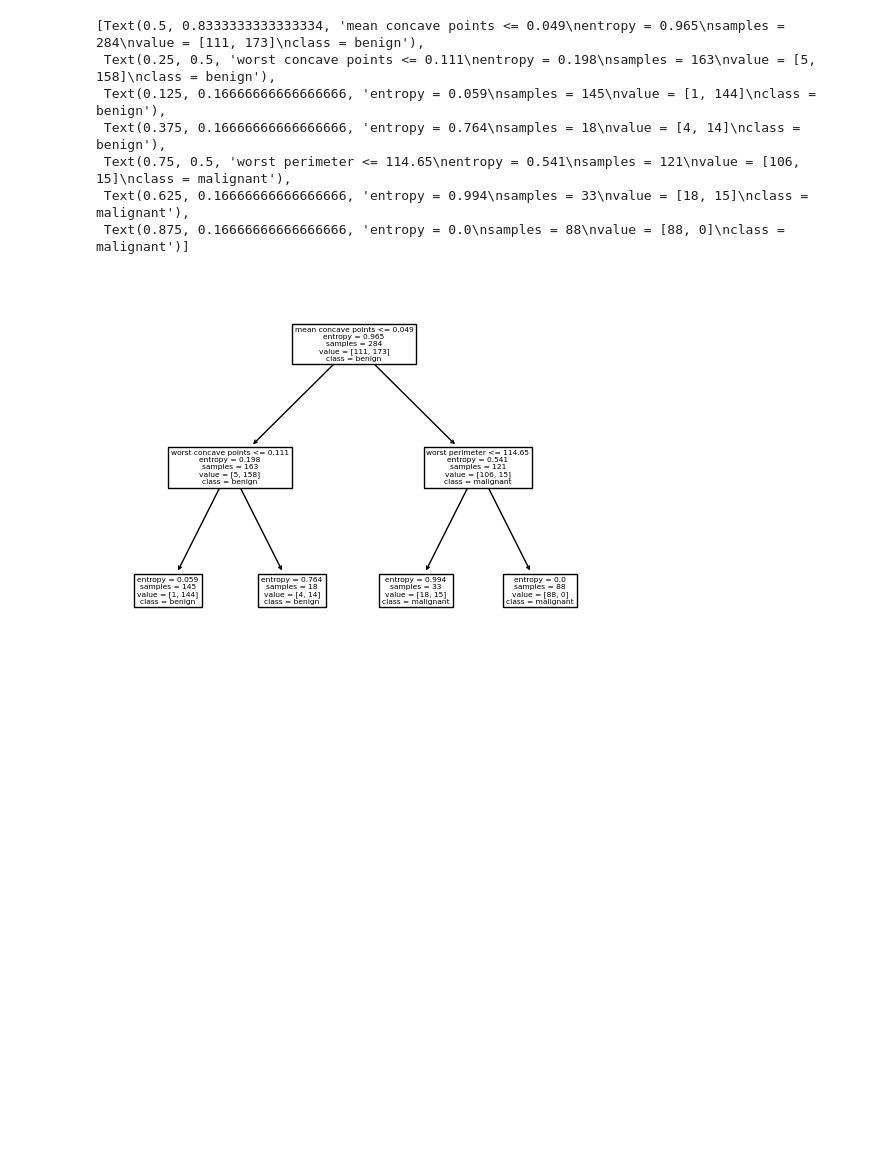
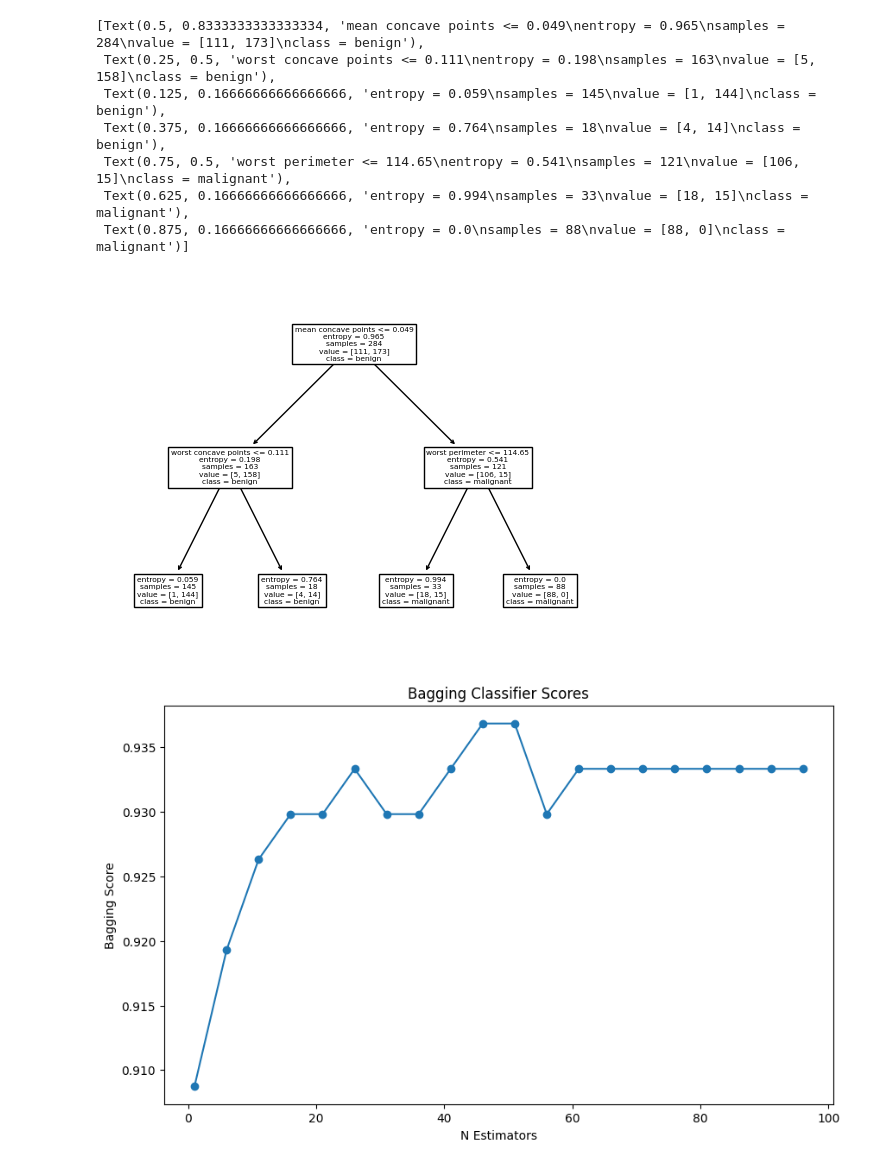
Before and after one commit to JheneJin/CECS451Ass6, a Jupyter notebook: assn6.ipynb, the cells around one changed output. Saved outputs shown, nothing was run; the diff lists cells and outputs as text; code cells hidden in the pictures; blank space fills up the shorter version.

```diff
--- a/assn6.ipynb
+++ b/assn6.ipynb
@@ -49,3 +59,27 @@ plot_tree(dtClass, feature_names = data.feature_names, class_names = data.target
  Text(0.625, 0.16666666666666666, 'entropy = 0.994\nsamples = 33\nvalue = [18, 15]\nclass = malignant'),
  Text(0.875, 0.16666666666666666, 'entropy = 0.0\nsamples = 88\nvalue = [88, 0]\nclass = malignant')]
 [figure]
+# %%
+#part i
+n_estimatorRange = np.arange(1, 101, 5)
+
+# Record bagging score for each n_estimators
+bagScoreArr = []
+for n_estimators in n_estimatorRange:
+    bagClass = BaggingClassifier(estimator=DecisionTreeClassifier(criterion='entropy', max_depth=2),
+                                           n_estimators=n_estimators,
+                                           random_state=42)
+    bagClass.fit(xTrain, yTrain)
+    yPredBag = bagClass.predict(xTest)
+    bagScore = accuracy_score(yTest, yPredBag)
+    bagScoreArr.append(bagScore)
+
+# Plot bagging scores
+plt.figure(figsize=(10, 6))
+plt.plot(n_estimatorRange, bagScoreArr, marker='o')
+plt.xlabel('N Estimators')
+plt.ylabel('Bagging Score')
+plt.title('Bagging Classifier Scores')
+plt.show()
+# %% [output]
+[figure, added]
```
Also changed, not shown: parts of 8 cells of this notebook.
